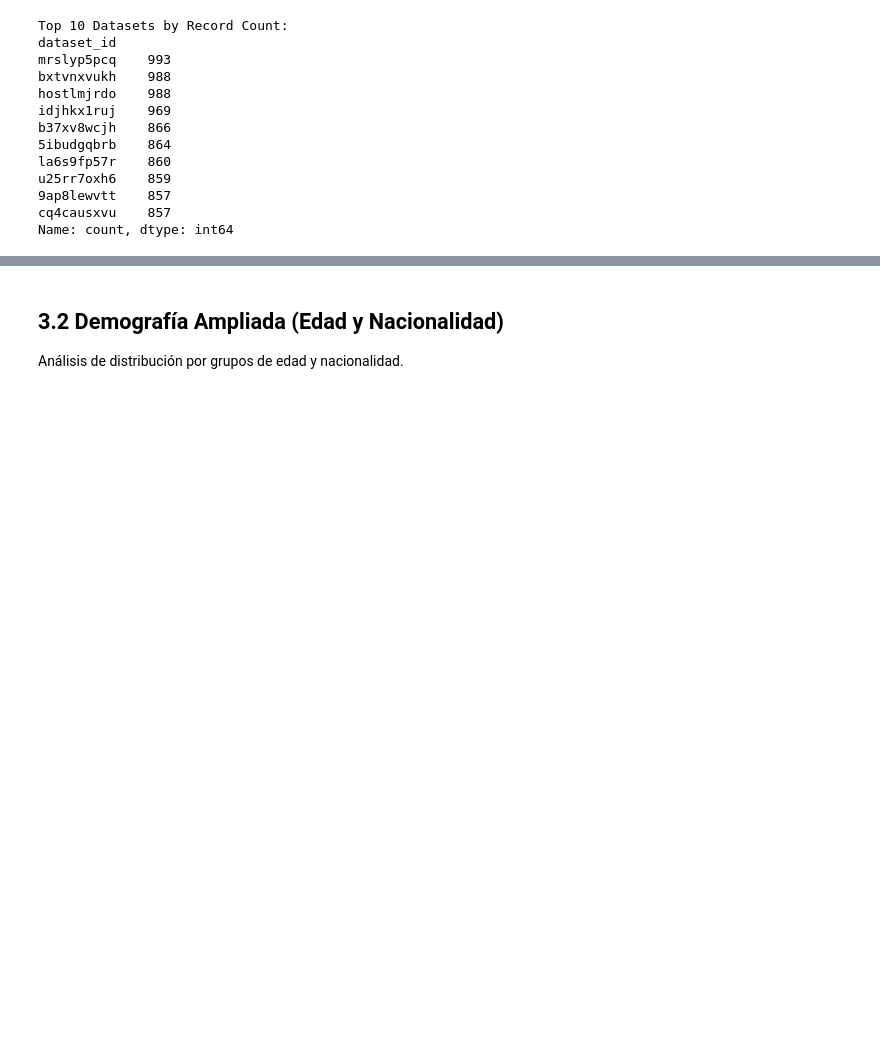
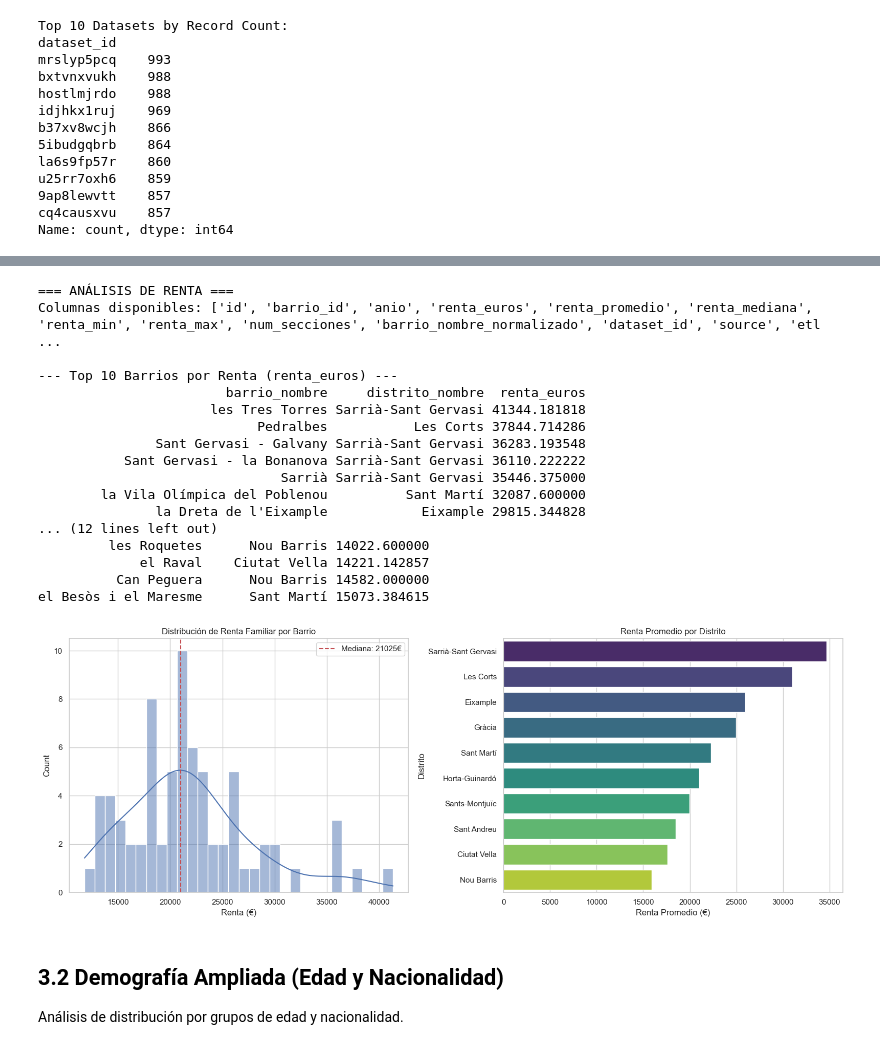
Before and after one commit to prototyp33/barcelona-housing-demographics-analyzer, a Jupyter notebook: notebooks/01-eda-initial.ipynb, the cells around one changed output, grey strips where cells are left out. Saved outputs shown, nothing was run; the diff lists cells and outputs as text; code cells hidden in the pictures; blank space fills up the shorter version.

```diff
--- a/notebooks/01-eda-initial.ipynb
+++ b/notebooks/01-eda-initial.ipynb
@@ -344,34 +388,53 @@ if not df_renta.empty:
         print(f"\n--- Top 10 Barrios por Renta ({renta_col}) ---")
         print(top_renta.to_string(index=False))
 
         print(f"\n--- Bottom 10 Barrios por Renta ({renta_col}) ---")
         print(bottom_renta.to_string(index=False))
 
         # Visualización
         fig, axes = plt.subplots(1, 2, figsize=(16, 6))
 
         # Distribución de renta
         sns.histplot(df_renta_merged[renta_col], bins=30, kde=True, ax=axes[0])
         axes[0].axvline(df_renta_merged[renta_col].median(), color='r', linestyle='--',
                         label=f'Mediana: {df_renta_merged[renta_col].median():.0f}€')
         axes[0].set_title('Distribución de Renta Familiar por Barrio')
         axes[0].set_xlabel('Renta (€)')
         axes[0].legend()
 
         # Renta por distrito
         renta_distrito = df_renta_merged.groupby('distrito_nombre')[renta_col].mean().sort_values(ascending=False).reset_index()
-        sns.barplot(data=renta_distrito, x=renta_col, y='distrito_nombre', ax=axes[1], palette='viridis')
+        sns.barplot(data=renta_distrito, x=renta_col, y='distrito_nombre', hue='distrito_nombre', legend=False, ax=axes[1], palette='viridis')
         axes[1].set_title('Renta Promedio por Distrito')
         axes[1].set_xlabel('Renta Promedio (€)')
         axes[1].set_ylabel('Distrito')
 
         plt.tight_layout()
         plt.show()
     else:
         print("No se encontró columna de renta en fact_renta")
         print(f"Columnas: {df_renta.columns.tolist()}")
 else:
     print("No hay datos de renta disponibles")
+# %% [output]
+=== ANÁLISIS DE RENTA ===
+Columnas disponibles: ['id', 'barrio_id', 'anio', 'renta_euros', 'renta_promedio', 'renta_mediana', 'renta_min', 'renta_max', 'num_secciones', 'barrio_nombre_normalizado', 'dataset_id', 'source', 'etl ...
+
+--- Top 10 Barrios por Renta (renta_euros) ---
+                        barrio_nombre     distrito_nombre  renta_euros
+                      les Tres Torres Sarrià-Sant Gervasi 41344.181818
+                            Pedralbes           Les Corts 37844.714286
+               Sant Gervasi - Galvany Sarrià-Sant Gervasi 36283.193548
+           Sant Gervasi - la Bonanova Sarrià-Sant Gervasi 36110.222222
+                               Sarrià Sarrià-Sant Gervasi 35446.375000
+        la Vila Olímpica del Poblenou          Sant Martí 32087.600000
+               la Dreta de l'Eixample            Eixample 29815.344828
+... (12 lines left out)
+         les Roquetes      Nou Barris 14022.600000
+             el Raval    Ciutat Vella 14221.142857
+          Can Peguera      Nou Barris 14582.000000
+el Besòs i el Maresme      Sant Martí 15073.384615
+[figure, added]
 # %% [markdown]
 ## 3.2 Demografía Ampliada (Edad y Nacionalidad)
 
```
Also changed, not shown: parts of 18 cells of this notebook, 25 other files.
